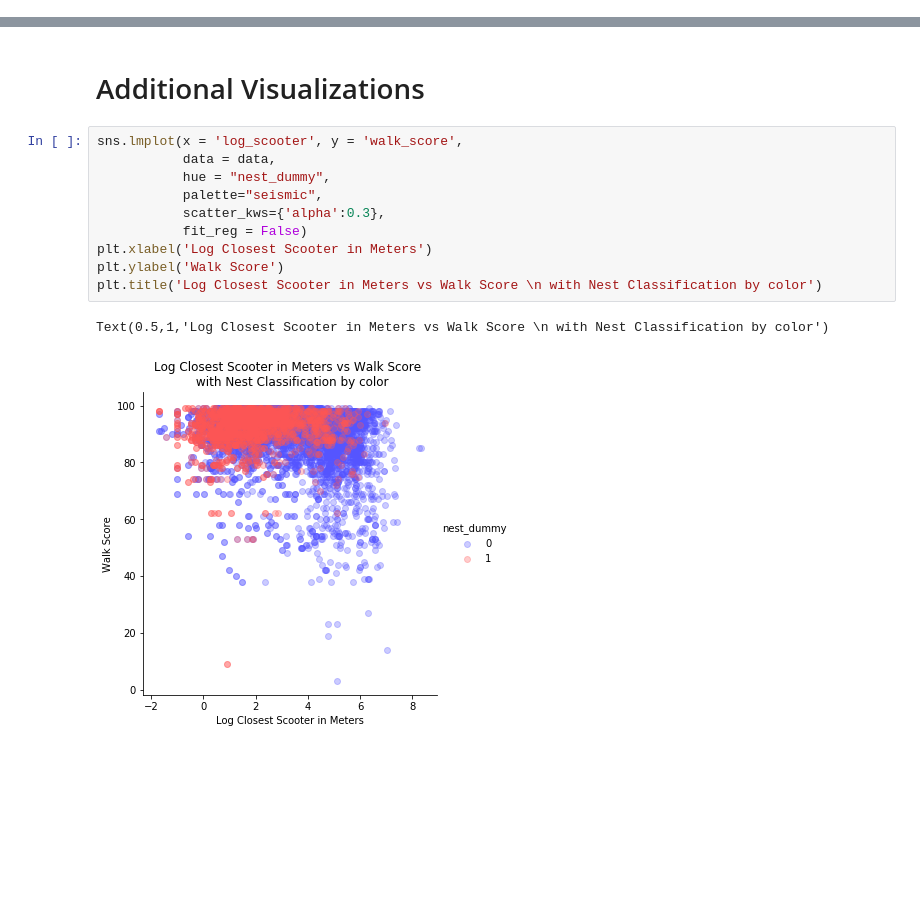
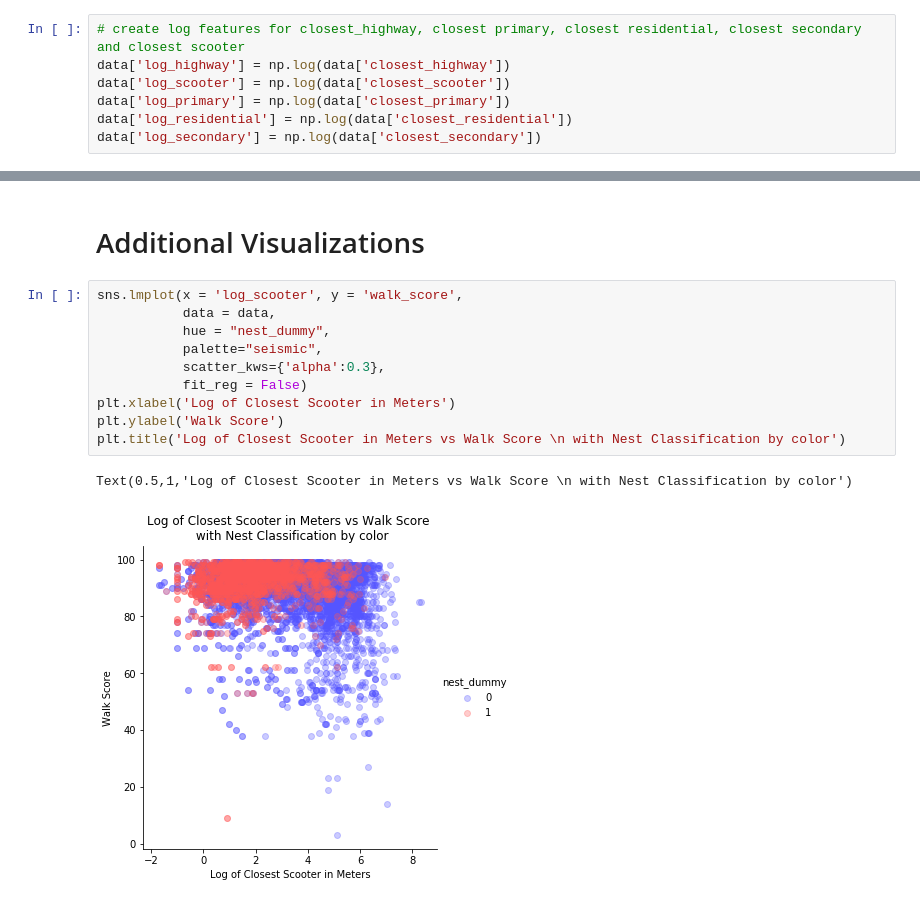
Before and after one commit to perryrjohnson/Bird_DS, a Jupyter notebook: Visualizations/external_notebook.ipynb, the cells around one changed output, grey strips where cells are left out. Cells and saved outputs as stored; diff of their text form; blank space fills up the shorter version.

```diff
--- a/Visualizations/external_notebook.ipynb
+++ b/Visualizations/external_notebook.ipynb
@@ -14,6 +15,13 @@ import scipy.stats as ss
 # %%
 # import merged dataset for Birds in four cities across different times
 data = pd.read_csv('final_merge.csv', index_col=0)
+# %%
+# create log features for closest_highway, closest primary, closest residential, closest secondary and closest scooter
+data['log_highway'] = np.log(data['closest_highway'])
+data['log_scooter'] = np.log(data['closest_scooter'])
+data['log_primary'] = np.log(data['closest_primary'])
+data['log_residential'] = np.log(data['closest_residential'])
+data['log_secondary'] = np.log(data['closest_secondary'])
 # %% [markdown]
 # Plotting Distributions
 # %%
@@ -193,16 +259,16 @@ The PValue is less than the 5% signficance level and the 95% confidence interval
 # %%
 sns.lmplot(x = 'log_scooter', y = 'walk_score',
            data = data,
            hue = "nest_dummy",
            palette="seismic",
            scatter_kws={'alpha':0.3},
            fit_reg = False)
-plt.xlabel('Log Closest Scooter in Meters')
+plt.xlabel('Log of Closest Scooter in Meters')
 plt.ylabel('Walk Score')
-plt.title('Log Closest Scooter in Meters vs Walk Score \n with Nest Classification by color')
+plt.title('Log of Closest Scooter in Meters vs Walk Score \n with Nest Classification by color')
 # %% [output]
-Text(0.5,1,'Log Closest Scooter in Meters vs Walk Score \n with Nest Classification by color')
+Text(0.5,1,'Log of Closest Scooter in Meters vs Walk Score \n with Nest Classification by color')
-[figure, old version]
+[figure, new version]
 # %%
 sns.lmplot(x = 'log_scooter', y = 'battery_level',
            data = data,
```
Also changed, not shown: parts of 25 cells of this notebook.
